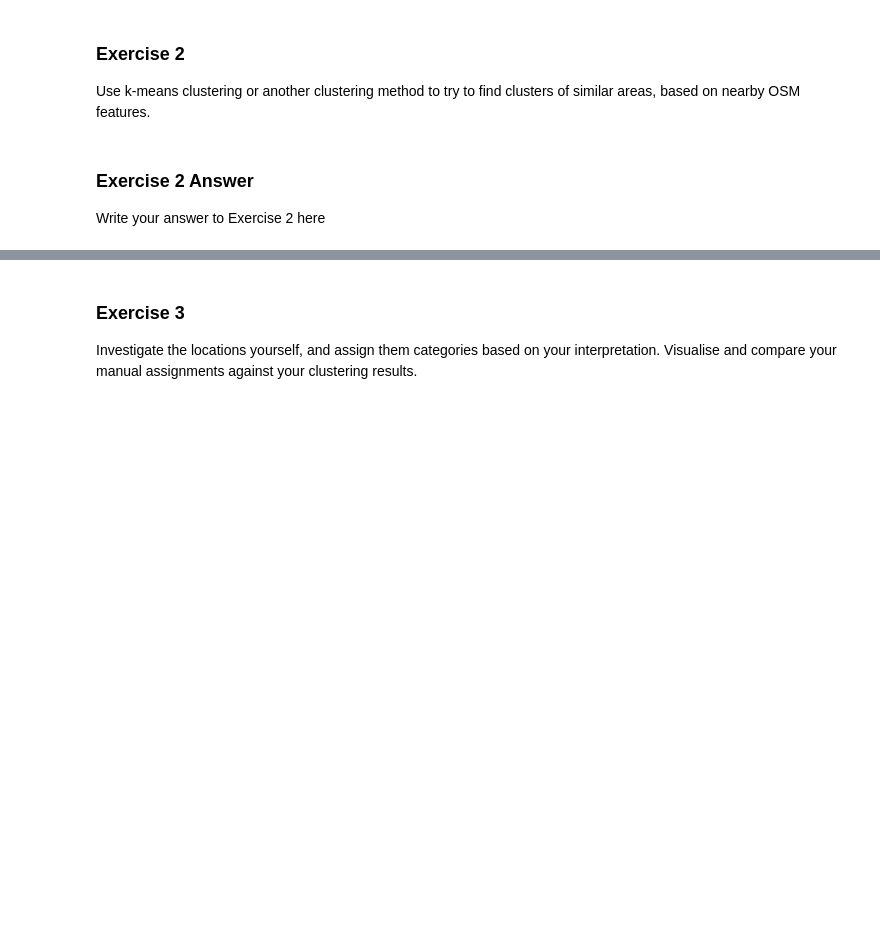
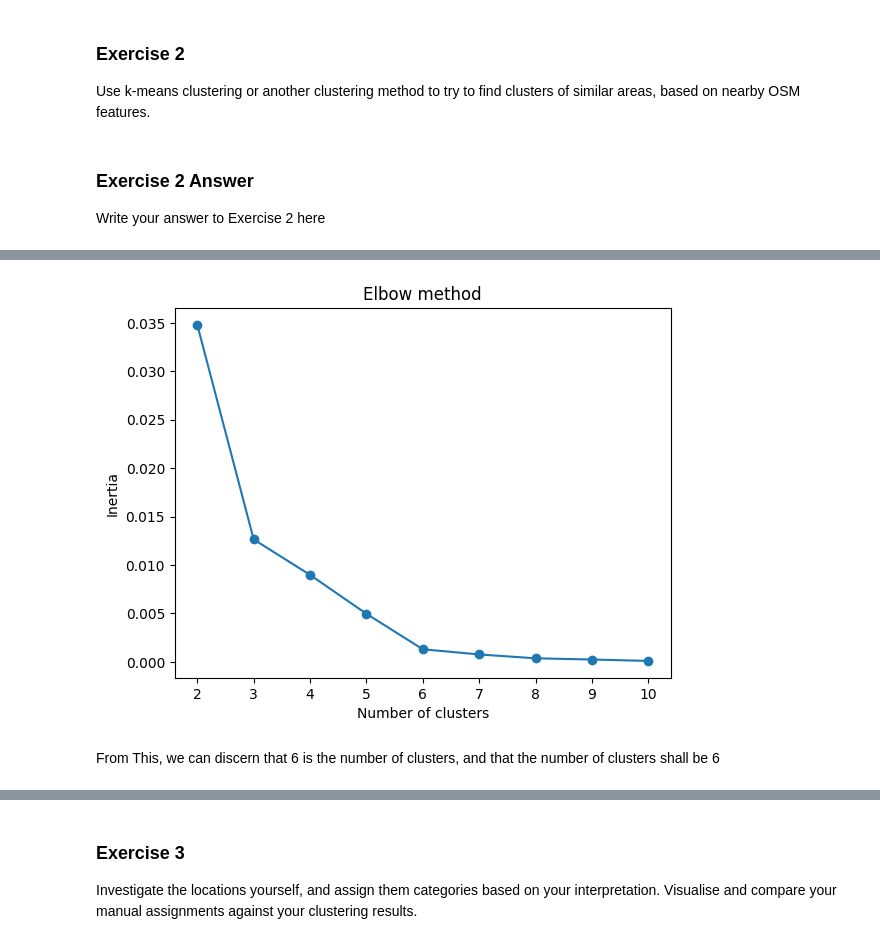
Before and after one commit to EuanWorth/ecw66_ads_2024, a Jupyter notebook: _notebooks/02-access-assess-geospatial.ipynb, the cells around one changed output, grey strips where cells are left out. Drawn from its saved outputs; the diff is of its cells as text; code cells hidden in the pictures; blank space fills up the shorter version.

```diff
--- a/_notebooks/02-access-assess-geospatial.ipynb
+++ b/_notebooks/02-access-assess-geospatial.ipynb
@@ -293,6 +485,16 @@ def count_pois_near_coordinates(latitude: float, longitude: float, tags: dict, d
     Returns:
         dict: A dictionary where keys are the OSM tags and values are the counts of POIs for each tag.
     """
+    pois = ox.features_from_point((latitude, longitude), tags, dist=distance_km*1000)
+    poi_counts = {}
+
+    for tag in poi_types:
+      if tag in pois.columns:
+        poi_counts[tag] = pois[tag].notnull().sum()
+      else:
+        poi_counts[tag] = 0
+
+    return poi_counts
 # %% [markdown]
 Now that you have written reusable code, choose the tags you want to
 query. This should be different from the tags used in the example. You
@@ -301,12 +503,13 @@ can also search for specific tags like this:
 # %%
 # Modify this dict
 tags = {
-    "amenity": ["university"],
-    "historic": True,
-    "leisure": True,
+    "amenity": ["university", "marketplace", "pharmacy"],
+    "historic": False,
+    "leisure": False,
     "shop": True,
-    "tourism": True,
-    "religion": True,
+    "tourism": False,
+    "religion": False,
+    "memorial": True
 }
 # %% [markdown]
 Here there are 13 UK locations.
@@ -339,0 +551,4 @@ Write your answer to Exercise 1 here
+# %%
+locations_tagged_counts = {location: count_pois_near_coordinates(latitude, longitude, tags) for location, (latitude, longitude) in locations_dict.items()}
+counts = {tag : sum([locations_tagged_counts[location][tag] for location in locations_dict]) for tag in poi_types}
+poi_df = pd.DataFrame(list(counts.items()), columns=['POI Type', 'Count'])
@@ -350,0 +598,5 @@ Write your answer to Exercise 2 here
+# %%
+totals = {location : sum([locations_tagged_counts[location][tag] for tag in poi_types]) for location in locations_dict}
+data_map = {tuple((locations_tagged_counts[location][tag] / totals[location]) for tag in poi_types) : location for location in locations_dict}
+list_data = [data for data in data_map]
+data = np.array(list_data)
@@ -350,0 +623,17 @@ Write your answer to Exercise 2 here
+# %%
+inertias = []
+
+for i in range(2,11):
+    kmeans = KMeans(n_clusters=i)
+    kmeans.fit(data)
+    inertias.append( kmeans.inertia_)
+
+plt.plot(range(2,11), inertias, marker='o')
+plt.title('Elbow method')
+plt.xlabel('Number of clusters')
+plt.ylabel('Inertia')
+plt.show()
+# %% [output]
+[figure, added]
+# %% [markdown]
+From This, we can discern that 6 is the number of clusters, and that the number of clusters shall be 6
```
Also changed, not shown: parts of 29 cells of this notebook.
